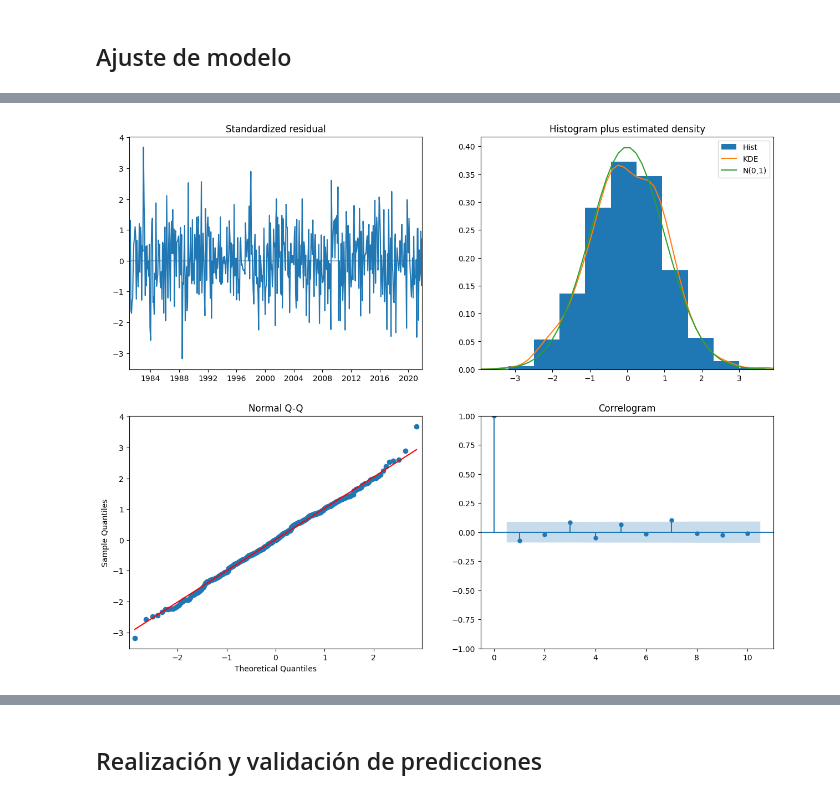
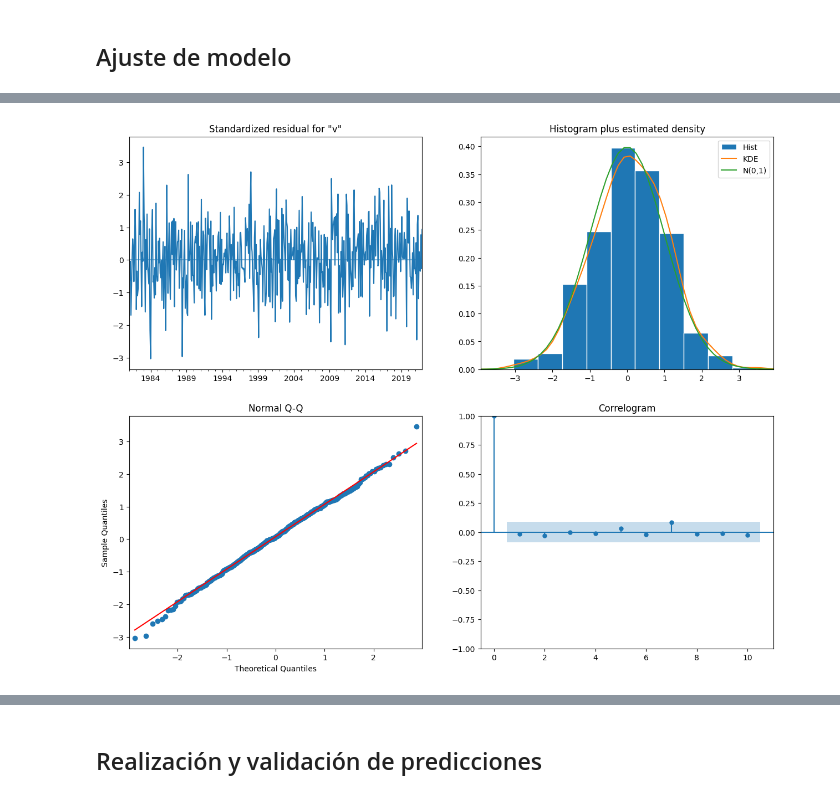
Before and after one commit to fv00/presentacion-forecasting, a Jupyter notebook: narrativa.ipynb, the cells around one changed output, grey strips where cells are left out. Cells and saved outputs as stored; diff of their text form; code cells hidden in the pictures.

Commit message:
Modelos planteados

```diff
--- a/narrativa.ipynb
+++ b/narrativa.ipynb
@@ -38,10 +42,10 @@ temperaturas = temperaturas.melt(id_vars="Year")
 temperaturas['date'] = temperaturas[['Year', 'variable']].apply(lambda x: str(x['Year']) + '-' + x['variable'],axis=1)
 temperaturas['date'] = pd.to_datetime(temperaturas['date'])
 # %%
-temperaturas = temperaturas.sort_values(by = 'date')
+temperaturas.sort_values(by = 'date', inplace = True)
 temperaturas.reset_index(inplace = True)
 # %%
-array = [x for x in range(959, 1452)]
+array = [x for x in range(948, 1452)]
 temperaturas = temperaturas.loc[array]
 # %%
 temperaturas = temperaturas[['date', 'value']]
@@ -91 +189,5 @@ modelo = pm.auto_arima(temperaturas, start_p=2, d=None, start_q=2, max_p=5,
+# %%
+modeloAIC = SARIMAX(temperaturas, order=(2, 0, 0), seasonal_order=(2, 1, 1, 12)).fit()
+modeloBIC = SARIMAX(temperaturas, order=(2, 0, 0), seasonal_order=(0, 1, 1, 12)).fit()
+modeloAA = SARIMAX(temperaturas, order=(1, 1, 1), seasonal_order=(2, 0, 0, 12)).fit()
 # %%
@@ -117,6 +262,5 @@ Warnings:
 # %%
-from statsmodels.tsa.arima.model import ARIMA
-modelo.plot_diagnostics(figsize=(15, 12))
+modeloAIC.plot_diagnostics(figsize=(15, 12))
 plt.show()
 # %% [output]
-[figure, old version]
+[figure, new version]
```
Also changed, not shown: parts of 18 cells of this notebook.
